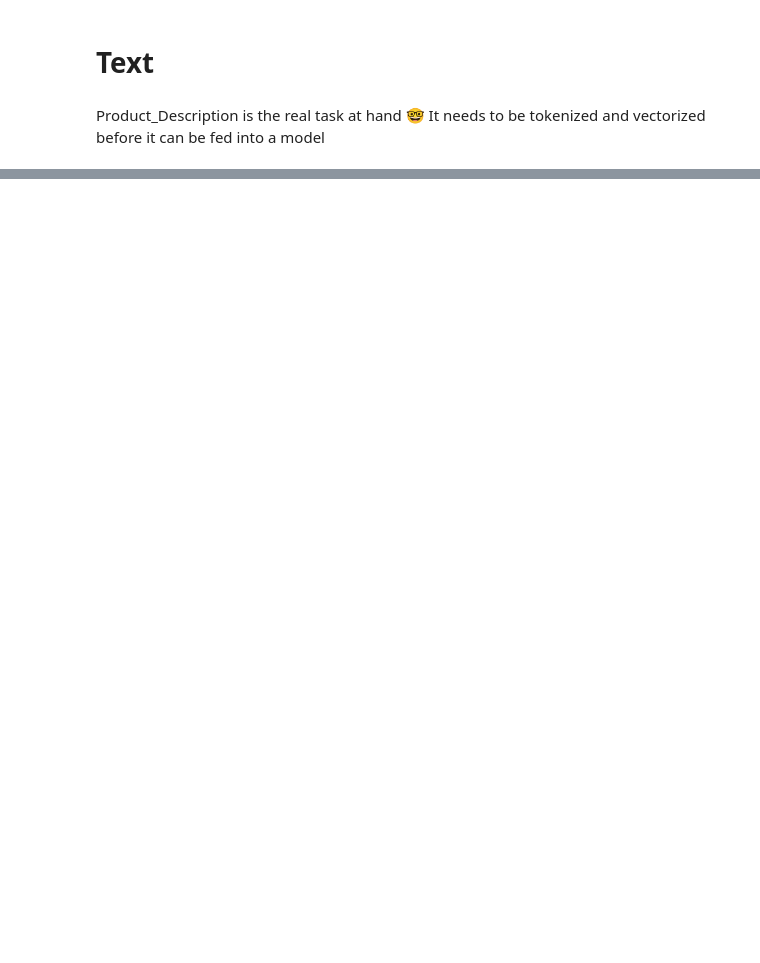
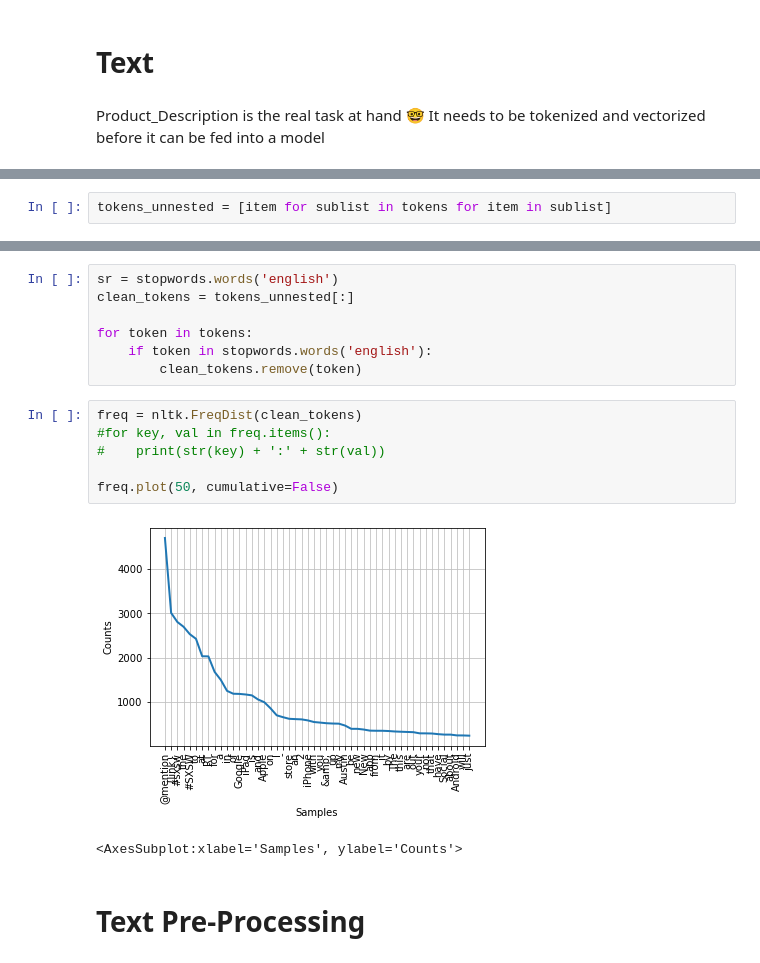
Before and after one commit to Iskriyana/nlp-product-sentiment-classification, a Jupyter notebook: notebooks/02_processing/Data_SetUp.ipynb, the cells around one changed output, grey strips where cells are left out. Cells and saved outputs as stored; diff of their text form; blank space fills up the shorter version.

Commit message:
201114_exploration_text_preprocess

```diff
--- a/notebooks/02_processing/Data_SetUp.ipynb
+++ b/notebooks/02_processing/Data_SetUp.ipynb
@@ -63,0 +77,2 @@ It needs to be tokenized and vectorized before it can be fed into a model
+# %%
+tokens_unnested = [item for sublist in tokens for item in sublist]
@@ -63,0 +140,18 @@ It needs to be tokenized and vectorized before it can be fed into a model
+# %%
+sr = stopwords.words('english')
+clean_tokens = tokens_unnested[:]
+
+for token in tokens:
+    if token in stopwords.words('english'):
+        clean_tokens.remove(token)
+# %%
+freq = nltk.FreqDist(clean_tokens)
+#for key, val in freq.items():
+#    print(str(key) + ':' + str(val))
+
+freq.plot(50, cumulative=False)
+# %% [output]
+[figure, added]
+<AxesSubplot:xlabel='Samples', ylabel='Counts'>
+# %% [markdown]
+# Text Pre-Processing
```
Also changed, not shown: parts of 10 cells of this notebook, 3 other files.
